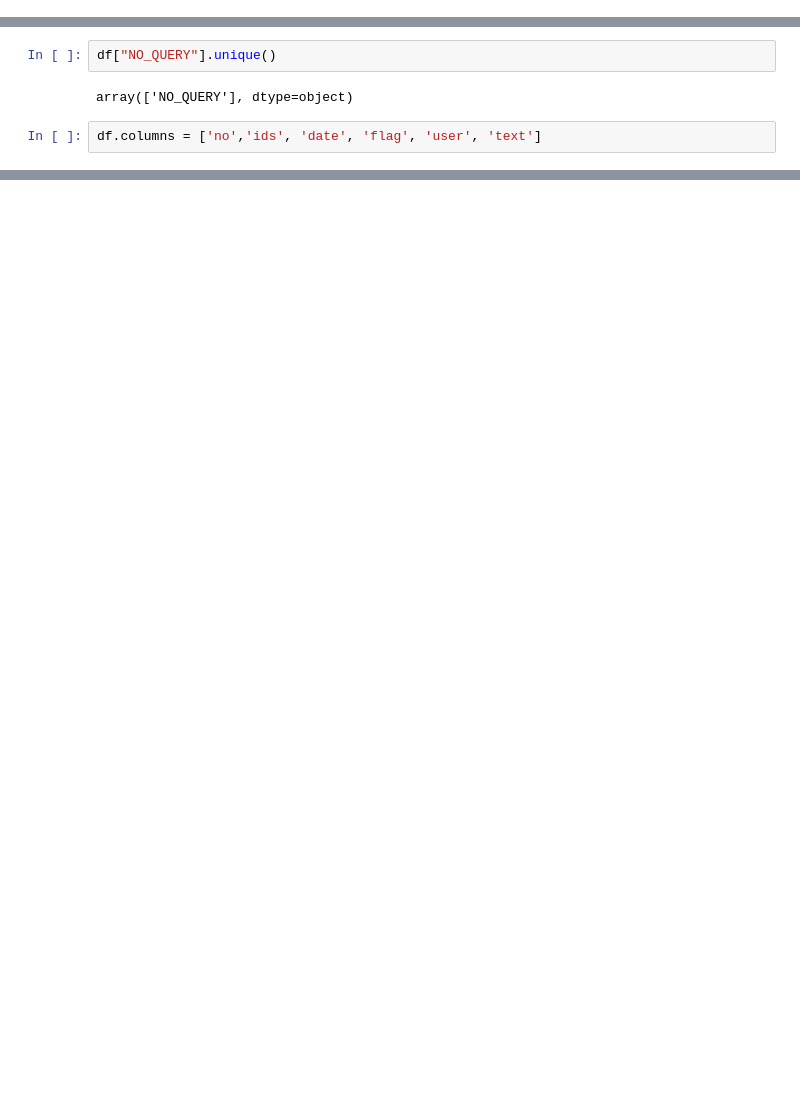
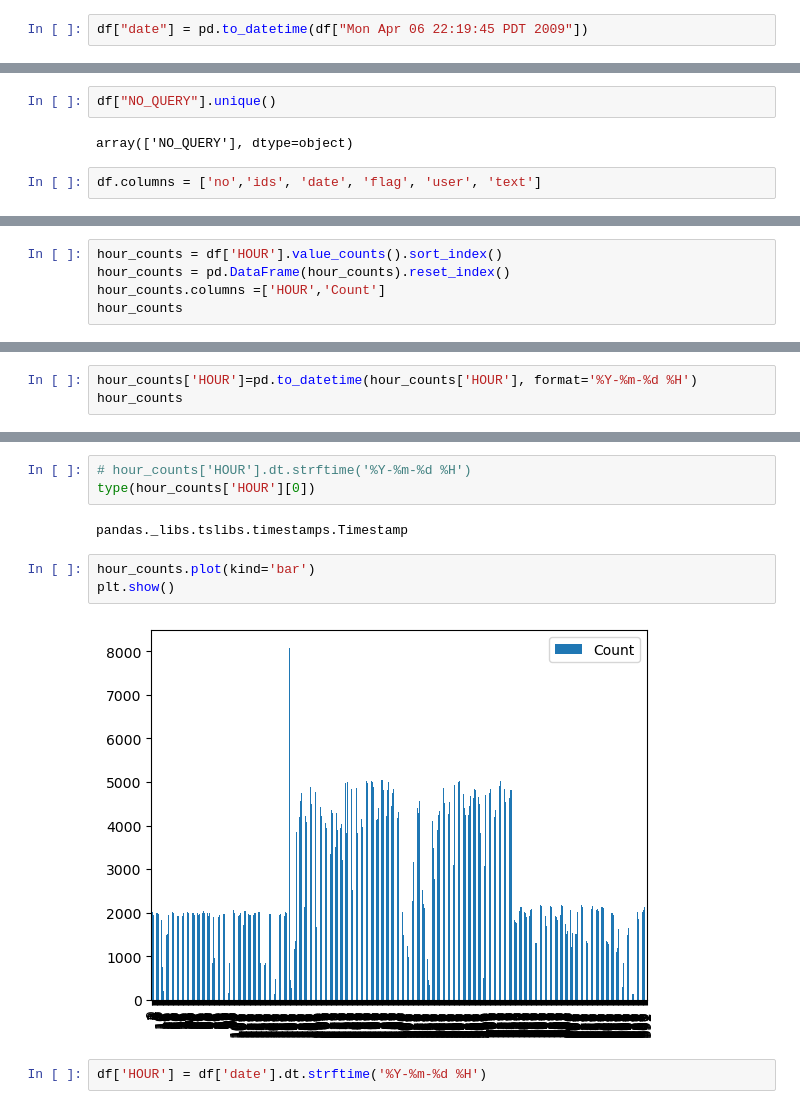
Before and after one commit to milooranm/ForecastingSentiment, a Jupyter notebook: someEDA.ipynb, the cells around one changed output, grey strips where cells are left out. Saved outputs shown, nothing was run; the diff lists cells and outputs as text; blank space fills up the shorter version.

Commit message:
investigation into sampling, day+hour

```diff
--- a/someEDA.ipynb
+++ b/someEDA.ipynb
@@ -98,6 +98,8 @@ would be super interesting to know that a subset of tweeters contribute to the m
 type(df["Mon Apr 06 22:19:45 PDT 2009"])
 # %% [output]
 pandas.core.series.Series
+# %%
+df["date"] = pd.to_datetime(df["Mon Apr 06 22:19:45 PDT 2009"])
 # %%
 df["date"].head()
 # %% [output]
@@ -242,0 +245,5 @@ this is quite a lopsided dataset. there are a very large number of missing days(
+# %%
+hour_counts = df['HOUR'].value_counts().sort_index()
+hour_counts = pd.DataFrame(hour_counts).reset_index()
+hour_counts.columns =['HOUR','Count']
+hour_counts
@@ -242,0 +268,3 @@ this is quite a lopsided dataset. there are a very large number of missing days(
+# %%
+hour_counts['HOUR']=pd.to_datetime(hour_counts['HOUR'], format='%Y-%m-%d %H')
+hour_counts
@@ -242,0 +285,12 @@ this is quite a lopsided dataset. there are a very large number of missing days(
+# %%
+# hour_counts['HOUR'].dt.strftime('%Y-%m-%d %H')
+type(hour_counts['HOUR'][0])
+# %% [output]
+pandas._libs.tslibs.timestamps.Timestamp
+# %%
+hour_counts.plot(kind='bar')
+plt.show()
+# %% [output]
+[figure, added]
+# %%
+df['HOUR'] = df['date'].dt.strftime('%Y-%m-%d %H')
```
Also changed, not shown: parts of 51 cells of this notebook.
